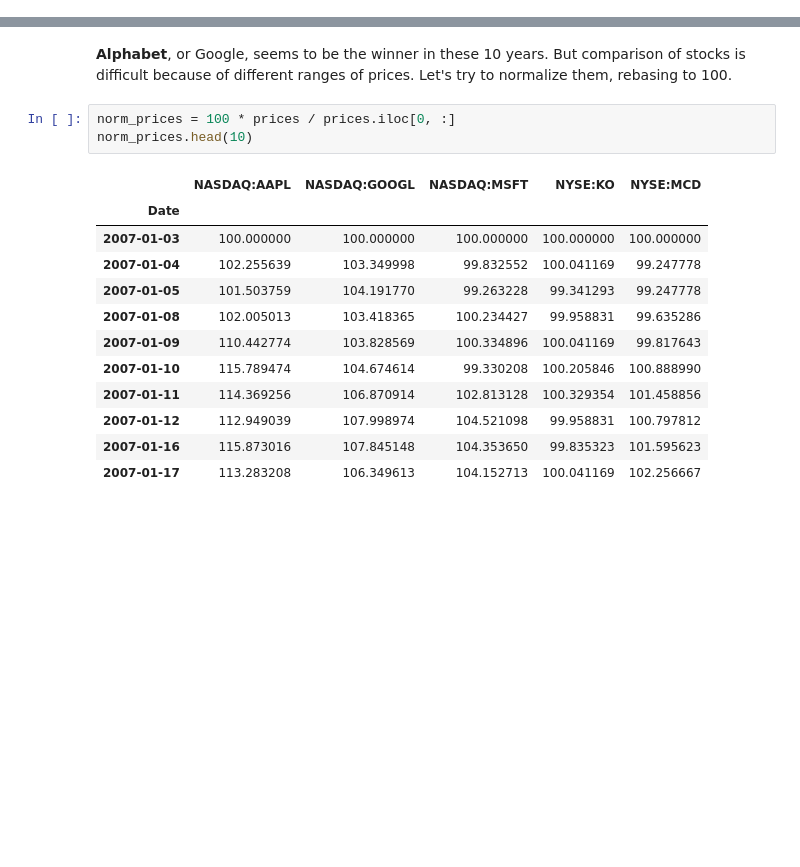
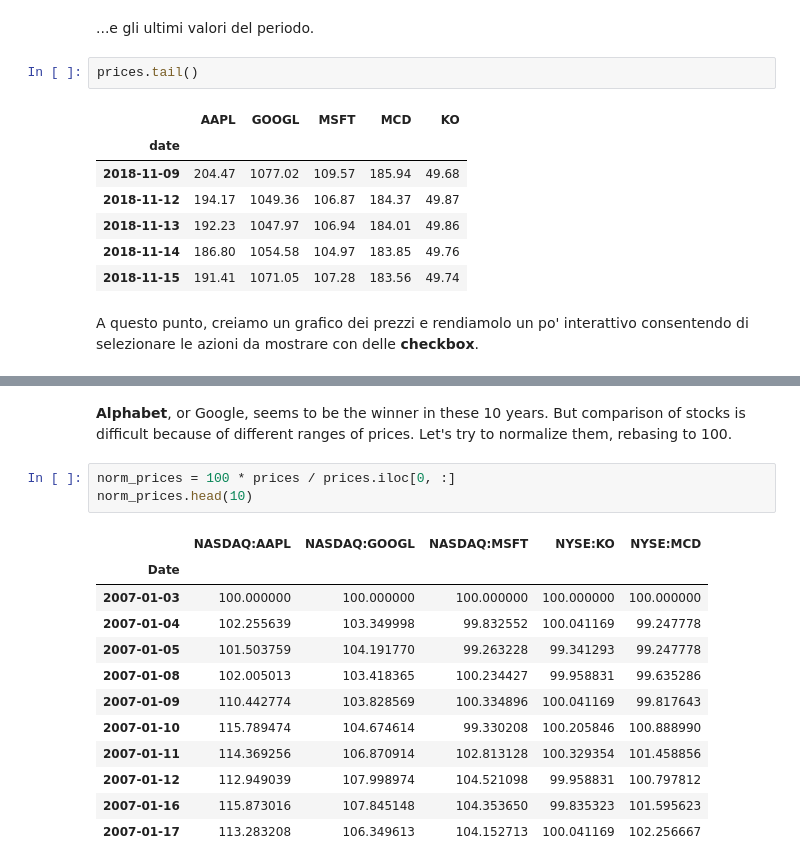
Before and after one commit to marcobonifacio/finance-notebooks, a Jupyter notebook: 1 - Prezzi e rendimenti.ipynb, the cells around one changed output, grey strips where cells are left out. Cells and saved outputs as stored; diff of their text form; blank space fills up the shorter version.

```diff
--- a/1 - Prezzi e rendimenti.ipynb
+++ b/1 - Prezzi e rendimenti.ipynb
@@ -54,0 +45,14 @@ prices.plot(figsize=(10, 8), title='Stock prices');
+# %% [markdown]
+...e gli ultimi valori del periodo.
+# %%
+prices.tail()
+# %% [output]
+|  | AAPL | GOOGL | MSFT | MCD | KO |
+| date |  |  |  |  |  |
+| 2018-11-09 | 204.47 | 1077.02 | 109.57 | 185.94 | 49.68 |
+| 2018-11-12 | 194.17 | 1049.36 | 106.87 | 184.37 | 49.87 |
+| 2018-11-13 | 192.23 | 1047.97 | 106.94 | 184.01 | 49.86 |
+| 2018-11-14 | 186.80 | 1054.58 | 104.97 | 183.85 | 49.76 |
+| 2018-11-15 | 191.41 | 1071.05 | 107.28 | 183.56 | 49.74 |
+# %% [markdown]
+A questo punto, creiamo un grafico dei prezzi e rendiamolo un po' interattivo consentendo di selezionare le azioni da mostrare con delle **checkbox**.
```
Also changed, not shown: parts of 19 cells of this notebook.
